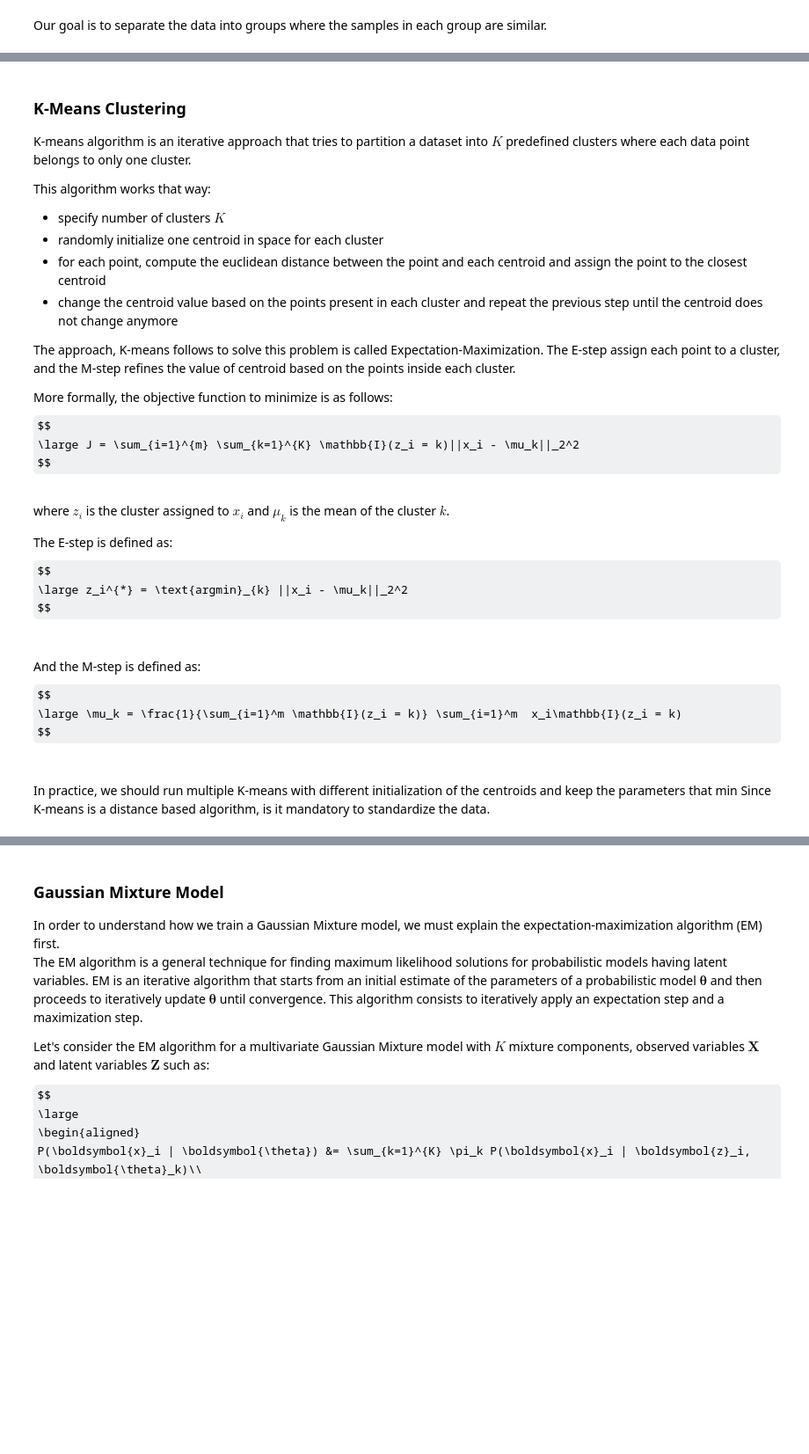
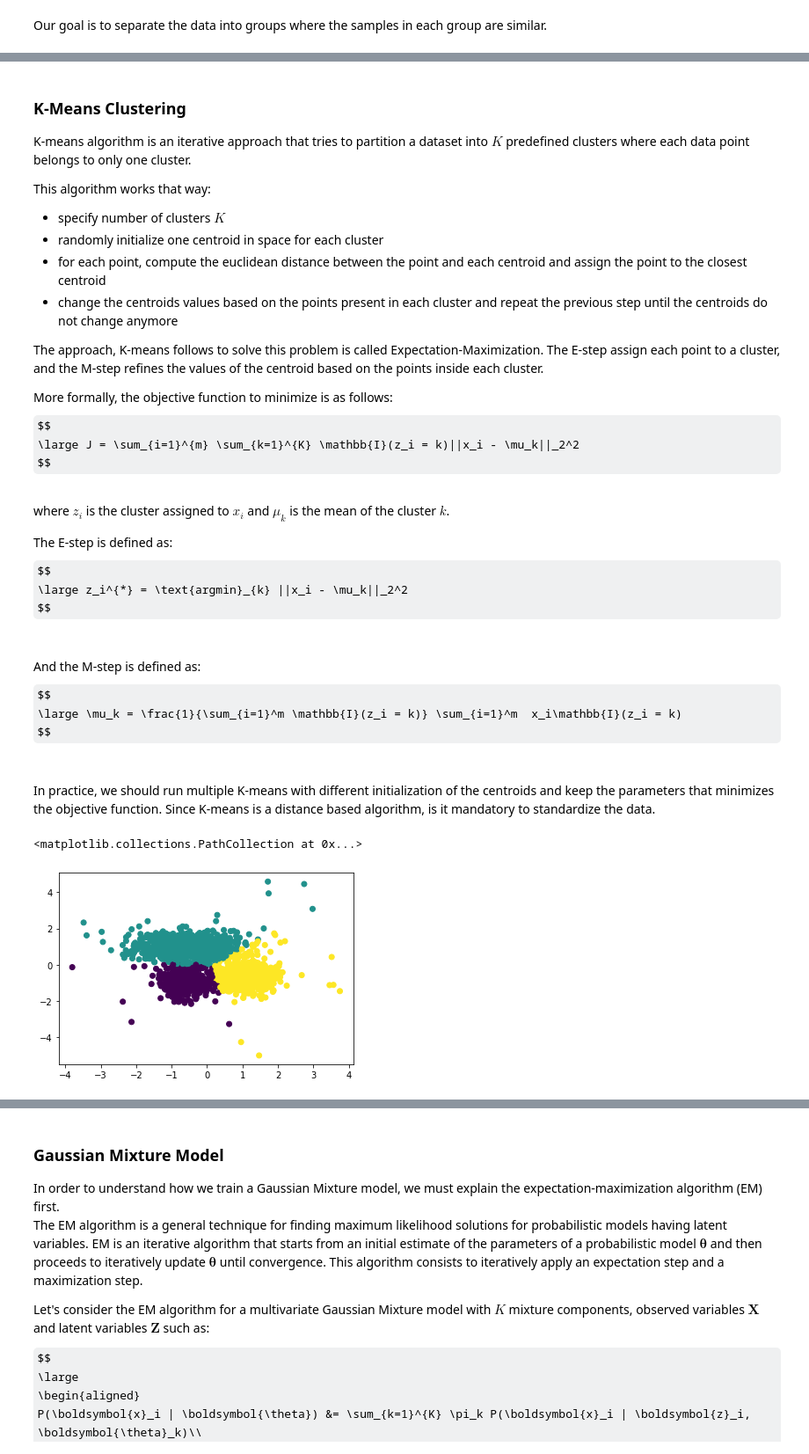
Before and after one commit to ConsciousML/Clustering-from-scratch, a Jupyter notebook: Clustering Methods.ipynb, the cells around one changed output, grey strips where cells are left out. Shown at 88% size. Saved outputs shown, nothing was run; the diff lists cells and outputs as text; code cells hidden in the pictures; some formulas as TeX source; blank space fills up the shorter version.

```diff
--- a/Clustering Methods.ipynb
+++ b/Clustering Methods.ipynb
@@ -61,6 +60,6 @@ But as we generated the data, the is no need to do it.
 # %%
-X_s = StandardScaler().fit_transform(X)
-X_s = torch.from_numpy(X_s).float()
+X = StandardScaler().fit_transform(X)
+X = torch.from_numpy(X).float()
 # %% [markdown]
 ### K-Means Clustering
 K-means algorithm is an iterative approach that tries to partition a dataset into $K$ predefined clusters where each data point belongs to only one cluster.
@@ -69,9 +68,9 @@ This algorithm works that way:
 - specify number of clusters $K$
 - randomly initialize one centroid in space for each cluster
 - for each point, compute the euclidean distance between the point and each centroid and assign the point to the closest centroid
-- change the centroid value based on the points present in each cluster and repeat the previous step until the centroid does not change anymore
+- change the centroids values based on the points present in each cluster and repeat the previous step until the centroids do not change anymore
 
-The approach, K-means follows to solve this problem is called Expectation-Maximization. The E-step assign each point to a cluster, and the M-step refines the value of centroid based on the points inside each cluster.
+The approach, K-means follows to solve this problem is called Expectation-Maximization. The E-step assign each point to a cluster, and the M-step refines the values of the centroid based on the points inside each cluster.
 
 More formally, the objective function to minimize is as follows:<br>
 $$
@@ -89,8 +88,7 @@ $$
     \large \mu_k = \frac{1}{\sum_{i=1}^m \mathbb{I}(z_i = k)} \sum_{i=1}^m  x_i\mathbb{I}(z_i = k)
 $$<br>
 
-In practice, we should run multiple K-means with different initialization of the centroids and keep the parameters that min
-Since K-means is a distance based algorithm, is it mandatory to standardize the data.
+In practice, we should run multiple K-means with different initialization of the centroids and keep the parameters that minimizes the objective function. Since K-means is a distance based algorithm, is it mandatory to standardize the data.
 # %%
 class KMeansClustering():
     """K-Means class implemented in Pytorch
@@ -159,3 +154,10 @@ X = torch.from_numpy(data).float()
 # %%
+X = torch.from_numpy(X).float()
+
 kms = KMeansClustering(n_clusters=3)
 pred = kms.fit_transform(X)
+
+plt.scatter(X[:, 0], X[:, 1], c=pred)
+# %% [output]
+<matplotlib.collections.PathCollection at 0x...>
+[figure, added]
```
Also changed, not shown: parts of 13 cells of this notebook.
